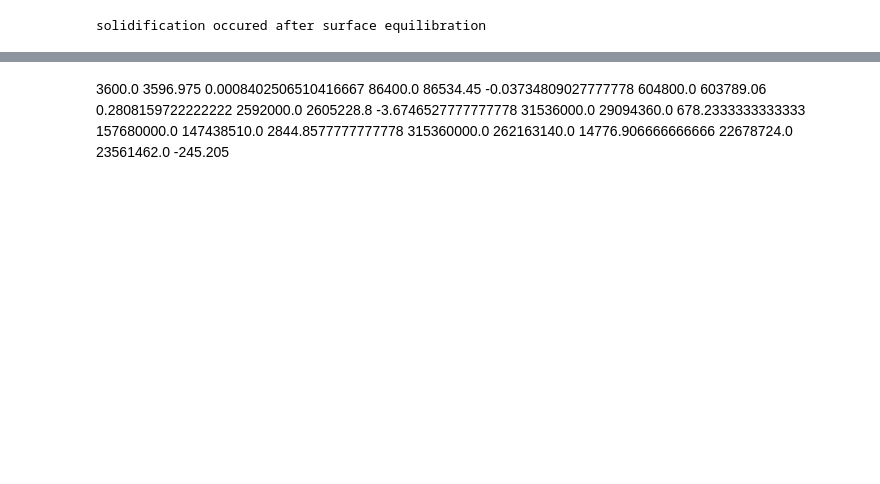
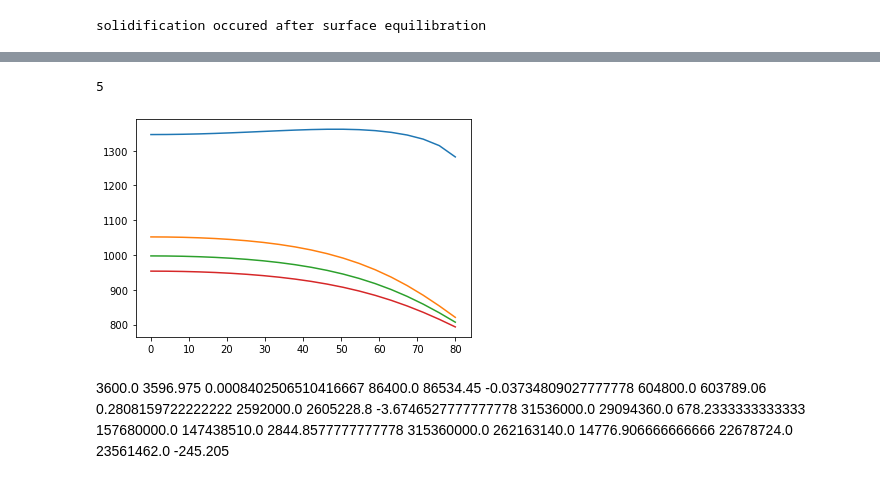
Before and after one commit to iganache/lavatherm1D, a Jupyter notebook: 1d_cooling_Earth.ipynb, the cells around one changed output, grey strips where cells are left out. Cells and saved outputs as stored; diff of their text form; code cells hidden in the pictures; blank space fills up the shorter version.

```diff
--- a/1d_cooling_Earth.ipynb
+++ b/1d_cooling_Earth.ipynb
@@ -385,6 +398,6 @@ print(t_solid / 3600)
 # %%
 # Temperature profiles of interest since eruption: 1 hour, 1 day, 1 week, 1 month, 1 year, 5 years, 10 years, and time of solidifcation
-times = [3600, 24*3600, 7*24*3600, 90*24*3600, 365*24*3600, 5*365*24*3600, 10*365*24*3600]
+times = [3600, 24*3600, 7*24*3600, 90*24*3600, 365*24*3600, 2*365*24*3600, 5*365*24*3600, 10365*24*3600]
 # times.sort()
 times = np.array(times)
 # times = np.array(times.sort())
@@ -535,3 +629,16 @@ plt.show()
+# %%
+len(T_preSC_eff)
+# %% [output]
+5
+# %%
+plt.figure()
+plt.plot(np.rad2deg(thi_rad), T_preSC_eff[1])
+plt.plot(np.rad2deg(thi_rad), T_SC_eff)
+plt.plot(np.rad2deg(thi_rad), T_postSC_eff[:,0])
+plt.plot(np.rad2deg(thi_rad), T_postSC_eff[:,1])
+plt.show()
+# %% [output]
+[figure, added]
 # %% [markdown]
 3600.0 3596.975 0.0008402506510416667
 86400.0 86534.45 -0.03734809027777778
```
Also changed, not shown: parts of 13 cells of this notebook, 3 other files.
